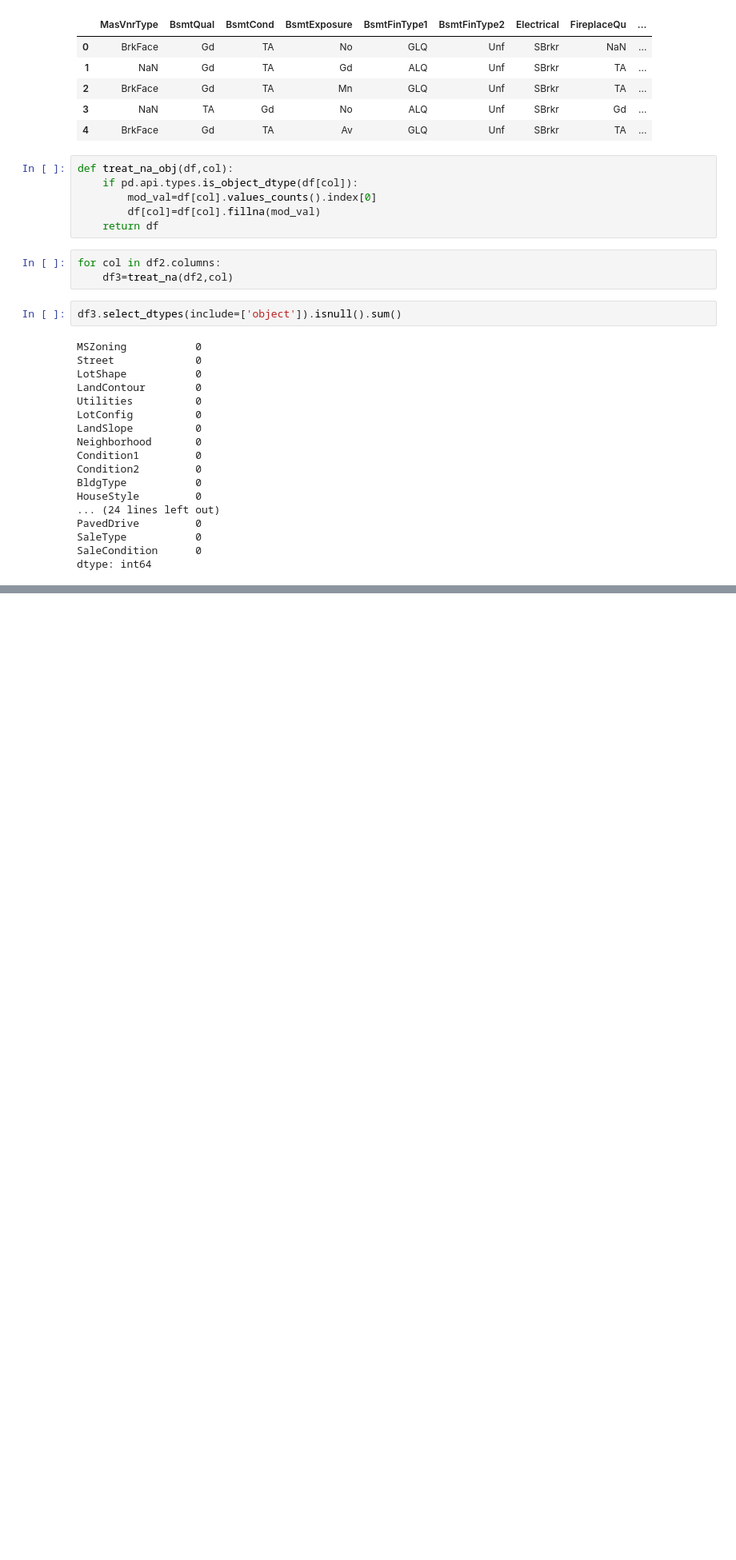
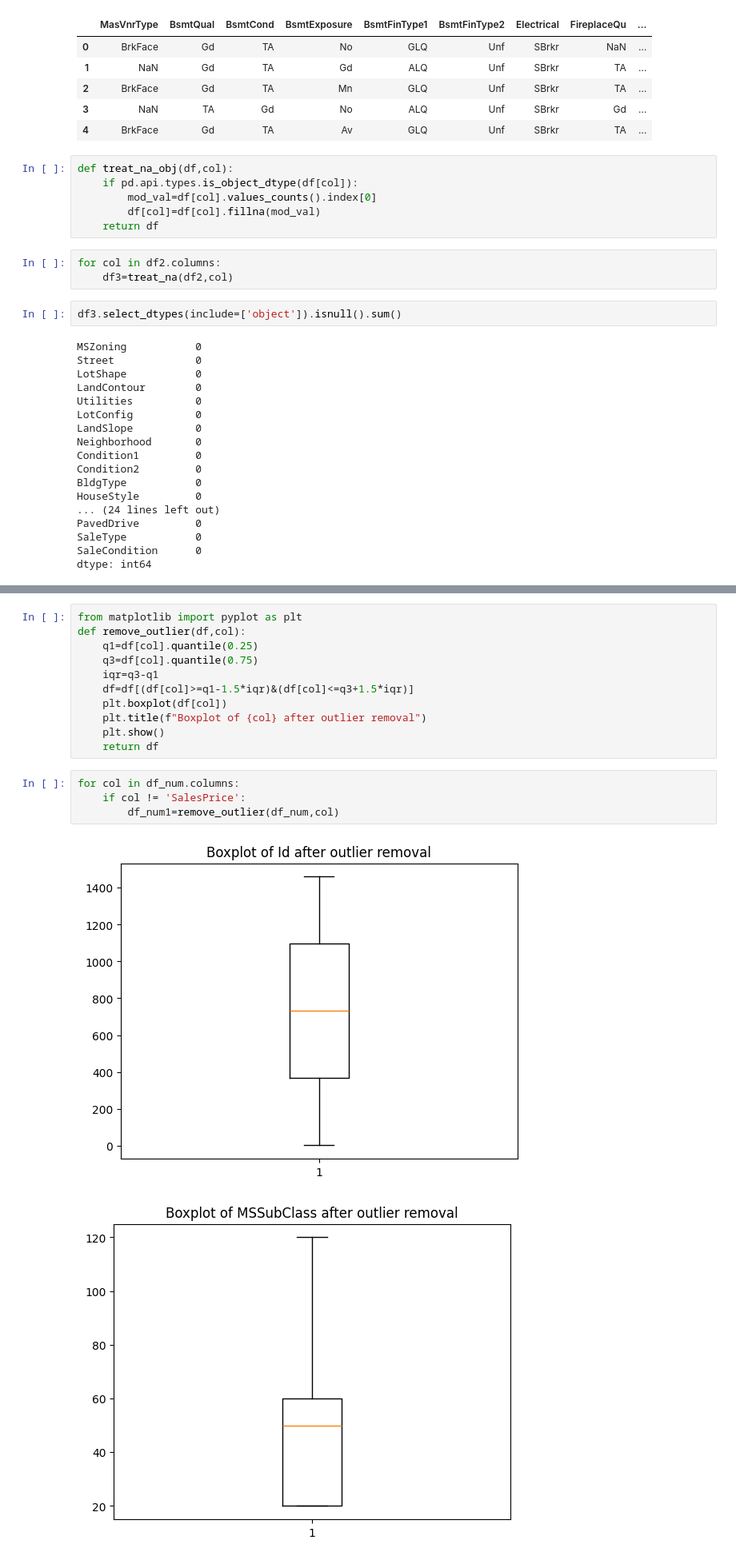
Before and after one commit to Ayomide906/MyProjects, a Jupyter notebook: Project3/kaggle_adv_REGRE.ipynb, the cells around one changed output, grey strips where cells are left out. Shown at 80% size. Saved outputs shown, nothing was run; the diff lists cells and outputs as text; blank space fills up the shorter version.

```diff
--- a/Project3/kaggle_adv_REGRE.ipynb
+++ b/Project3/kaggle_adv_REGRE.ipynb
@@ -160,0 +189,18 @@ dtype: int64
+# %%
+from matplotlib import pyplot as plt
+def remove_outlier(df,col):
+    q1=df[col].quantile(0.25)
+    q3=df[col].quantile(0.75)
+    iqr=q3-q1
+    df=df[(df[col]>=q1-1.5*iqr)&(df[col]<=q3+1.5*iqr)]
+    plt.boxplot(df[col])
+    plt.title(f"Boxplot of {col} after outlier removal")
+    plt.show()
+    return df
+# %%
+for col in df_num.columns:
+    if col != 'SalesPrice':
+        df_num1=remove_outlier(df_num,col)
+# %% [output]
+[figure, added]
+[figure, added]
```
Also changed, not shown: parts of 24 cells of this notebook.
